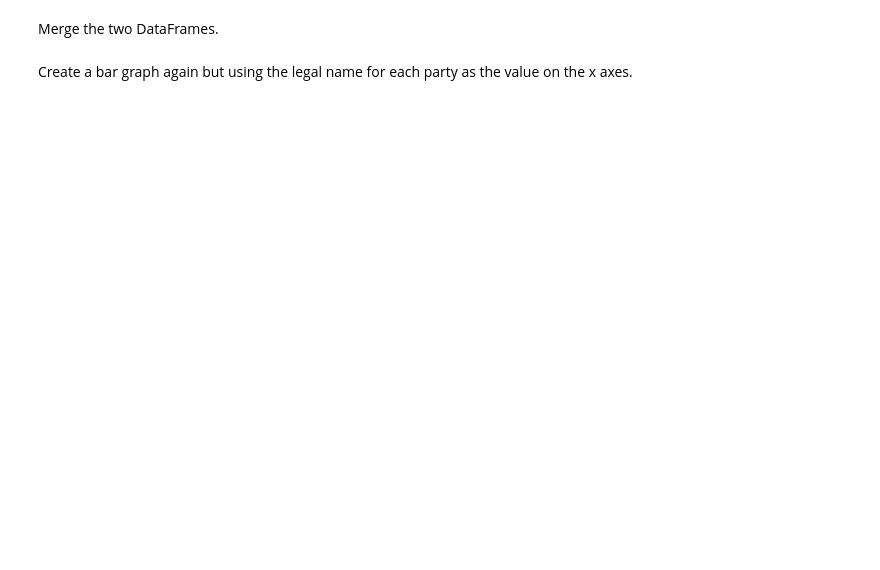
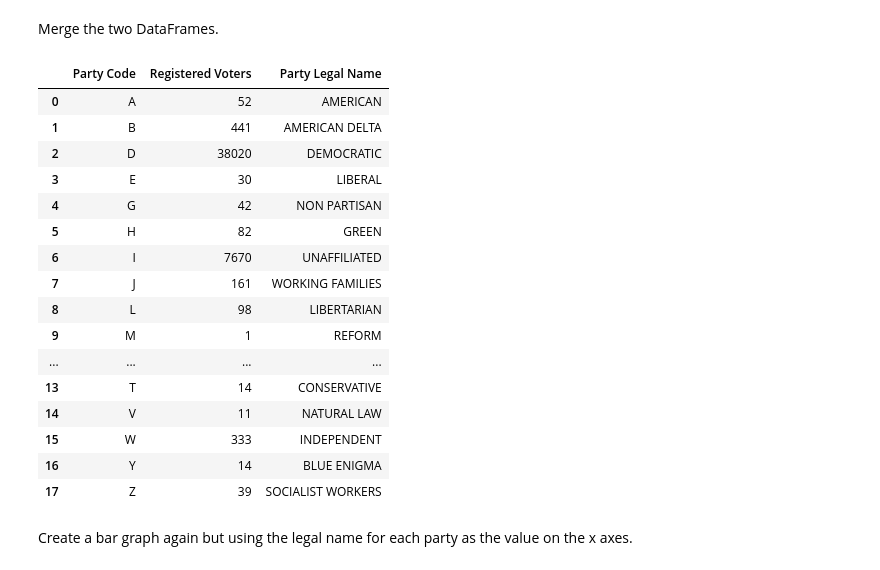
Before and after one commit to mikerly131/DataEngineering.Labs.RegisteredVotersFileWilmingtonDE, a Jupyter notebook: wilmington_de_registered_voters.ipynb, the cells around one changed output. Drawn from its saved outputs; the diff is of its cells as text; code cells hidden in the pictures; blank space fills up the shorter version.

```diff
--- a/wilmington_de_registered_voters.ipynb
+++ b/wilmington_de_registered_voters.ipynb
@@ -223,2 +261,21 @@ Merge the two DataFrames.
 # %%
-# Merge DataFrame here
+# Display new DataFrame here
+df_party_voters
+# %% [output]
+|  | Party Code | Registered Voters | Party Legal Name |
+| 0 | A | 52 | AMERICAN |
+| 1 | B | 441 | AMERICAN DELTA |
+| 2 | D | 38020 | DEMOCRATIC |
+| 3 | E | 30 | LIBERAL |
+| 4 | G | 42 | NON PARTISAN |
+| 5 | H | 82 | GREEN |
+| 6 | I | 7670 | UNAFFILIATED |
+| 7 | J | 161 | WORKING FAMILIES |
+| 8 | L | 98 | LIBERTARIAN |
+| 9 | M | 1 | REFORM |
+| ... | ... | ... | ... |
+| 13 | T | 14 | CONSERVATIVE |
+| 14 | V | 11 | NATURAL LAW |
+| 15 | W | 333 | INDEPENDENT |
+| 16 | Y | 14 | BLUE ENIGMA |
+| 17 | Z | 39 | SOCIALIST WORKERS |
```
Also changed, not shown: parts of 15 cells of this notebook.
